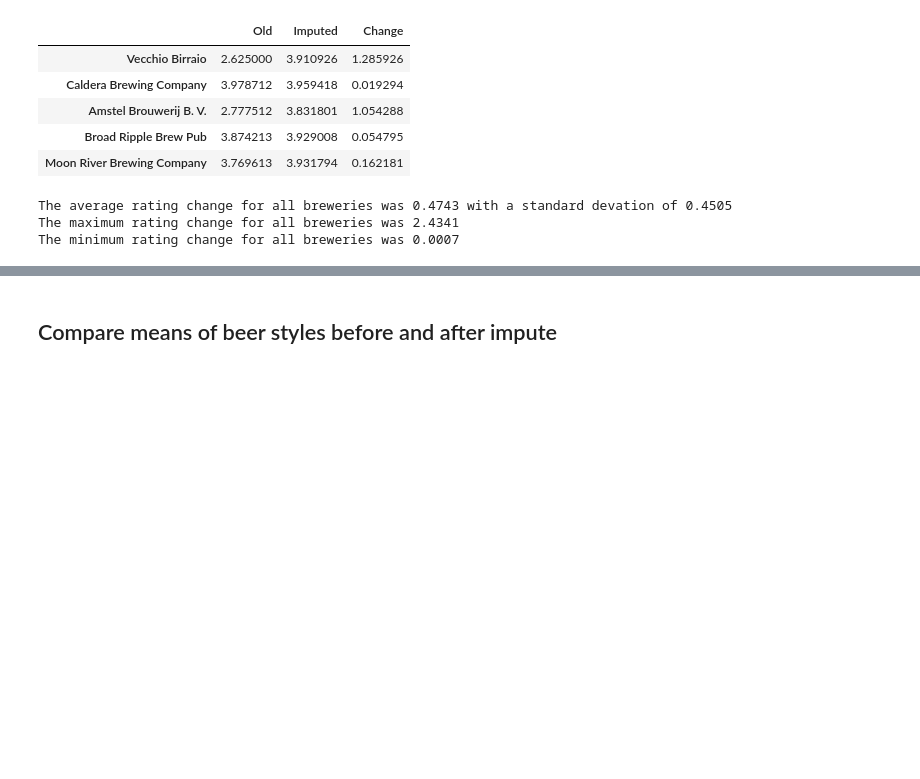
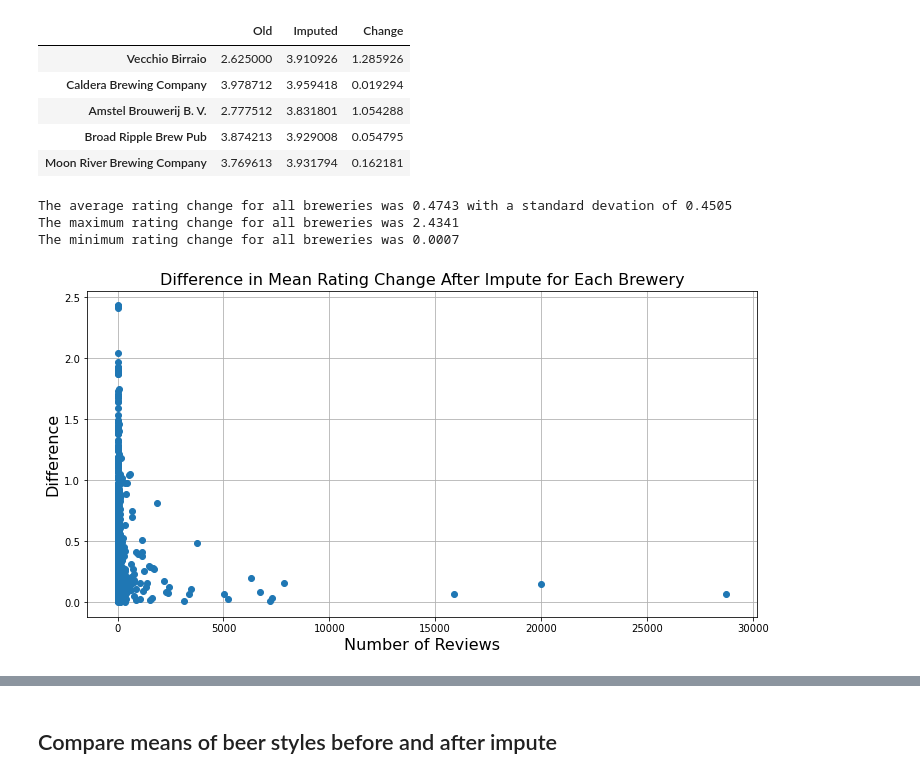
Before and after one commit to wfulton98/Final-Project, a Jupyter notebook: Beer Recommender System.ipynb, the cells around one changed output, grey strips where cells are left out. Drawn from its saved outputs; the diff is of its cells as text; code cells hidden in the pictures; blank space fills up the shorter version.

```diff
--- a/Beer Recommender System.ipynb
+++ b/Beer Recommender System.ipynb
@@ -445,3 +445,19 @@ print(f'The minimum rating change for all breweries was {np.round(min_brewery_ra
 The average rating change for all breweries was 0.4743 with a standard devation of 0.4505
 The maximum rating change for all breweries was 2.4341
 The minimum rating change for all breweries was 0.0007
+# %%
+### find frequency of all breweries
+freq = df_new[['brewery_name']].value_counts()
+y = list(df_brewery_mean['Change'])
+x = []
+for brewery in df_brewery_mean.index:
+    x.append(int(freq[brewery]))
+# %%
+plt.figure(figsize=(12,6))
+plt.scatter(x, y, zorder=2)
+plt.title("Difference in Mean Rating Change After Impute for Each Brewery", fontsize=16)
+plt.ylabel("Difference", fontsize=16)
+plt.xlabel("Number of Reviews", fontsize=16)
+plt.grid(zorder=0)
+# %% [output]
+[figure, added]
```
Also changed, not shown: parts of 15 cells of this notebook.
